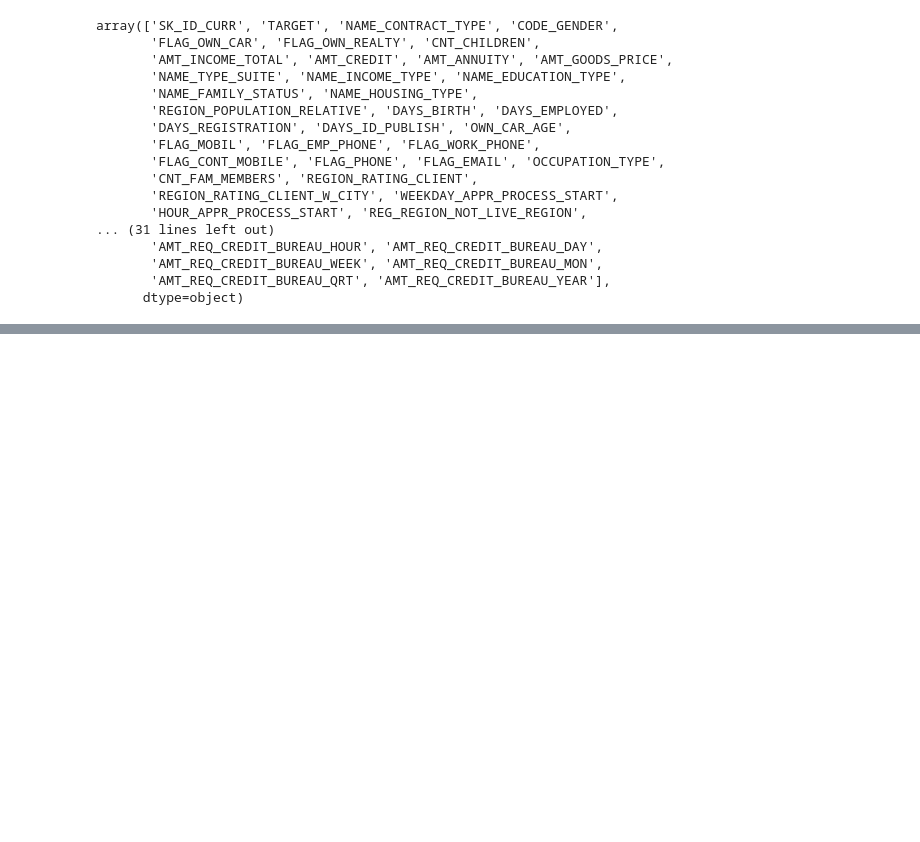
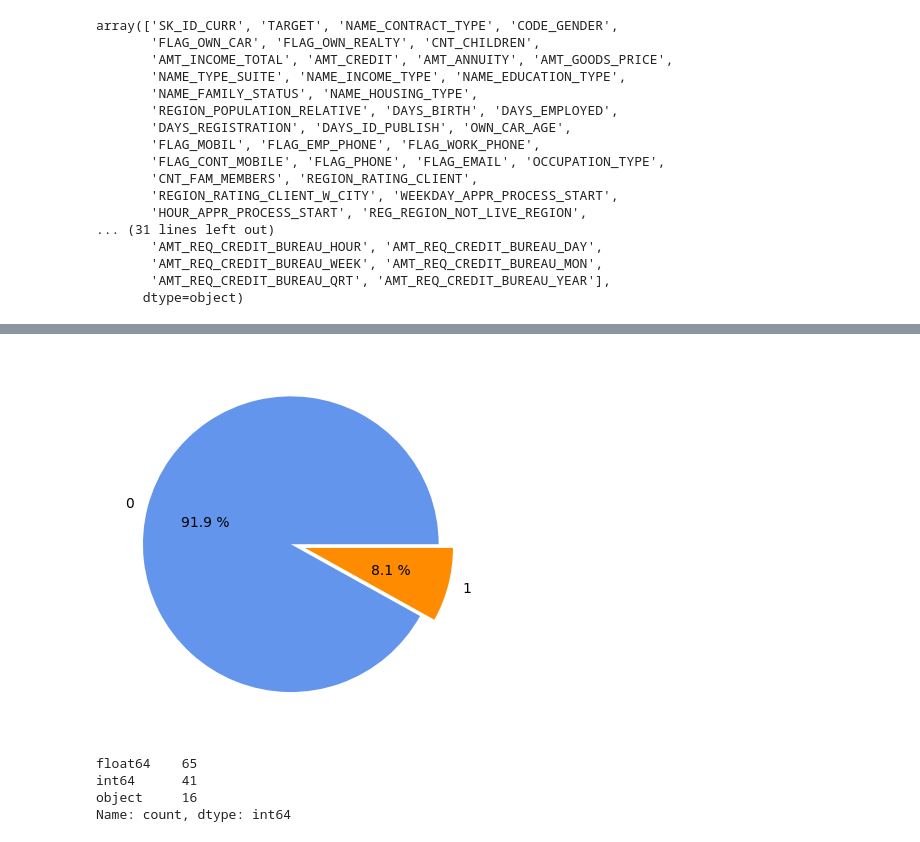
Before and after one commit to MicaelaGutColl/SP4-API-predict-images, a Jupyter notebook: CreditRisk.ipynb, the cells around one changed output, grey strips where cells are left out. Cells and saved outputs as stored; diff of their text form; code cells hidden in the pictures; blank space fills up the shorter version.

```diff
--- a/CreditRisk.ipynb
+++ b/CreditRisk.ipynb
@@ -73,0 +126,19 @@ array(['SK_ID_CURR', 'TARGET', 'NAME_CONTRACT_TYPE', 'CODE_GENDER',
+# %%
+# https://python-charts.com/es/colores/
+
+from matplotlib import cm
+from matplotlib import colors
+
+plt.pie([target_0,target_1], labels=[0,1], autopct="%0.1f %%", explode=(0,0.1), colors= ("#6495ED","#FF8C00"))
+plt.show()
+# %% [output]
+[figure, added]
+# %%
+# 5. Show the number of columns of each data type.
+
+X_train.dtypes.value_counts()
+# %% [output]
+float64    65
+int64      41
+object     16
+Name: count, dtype: int64
```
Also changed, not shown: parts of 9 cells of this notebook.
